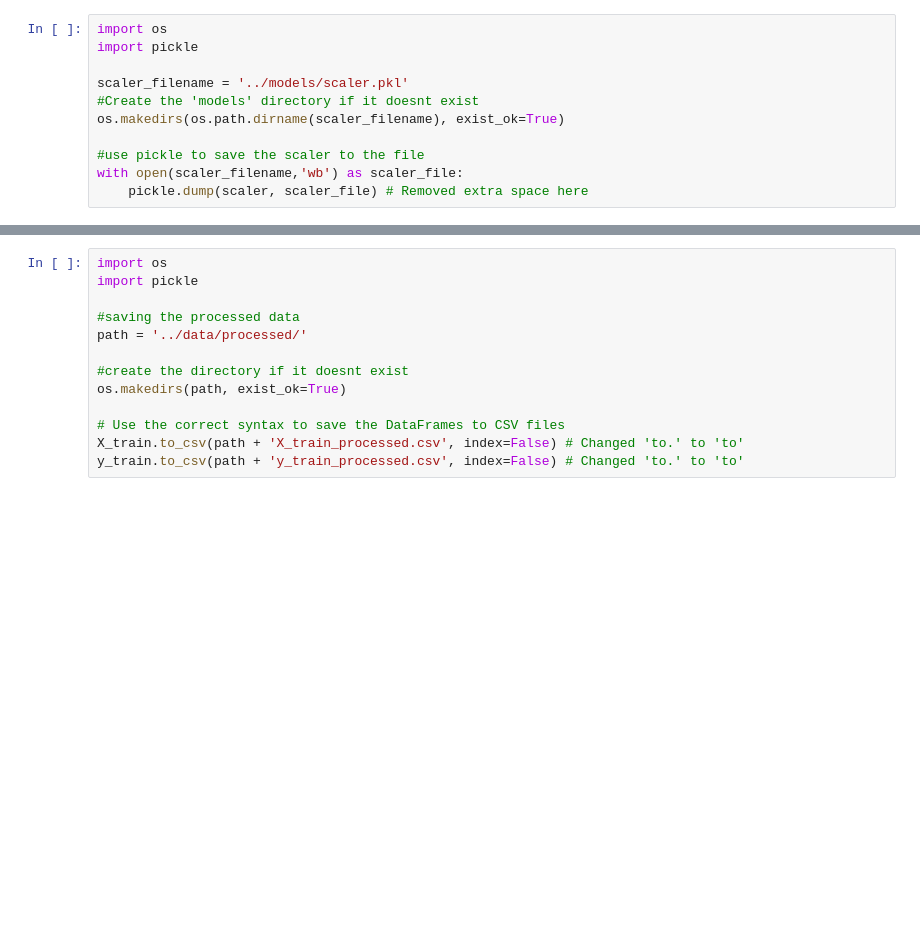
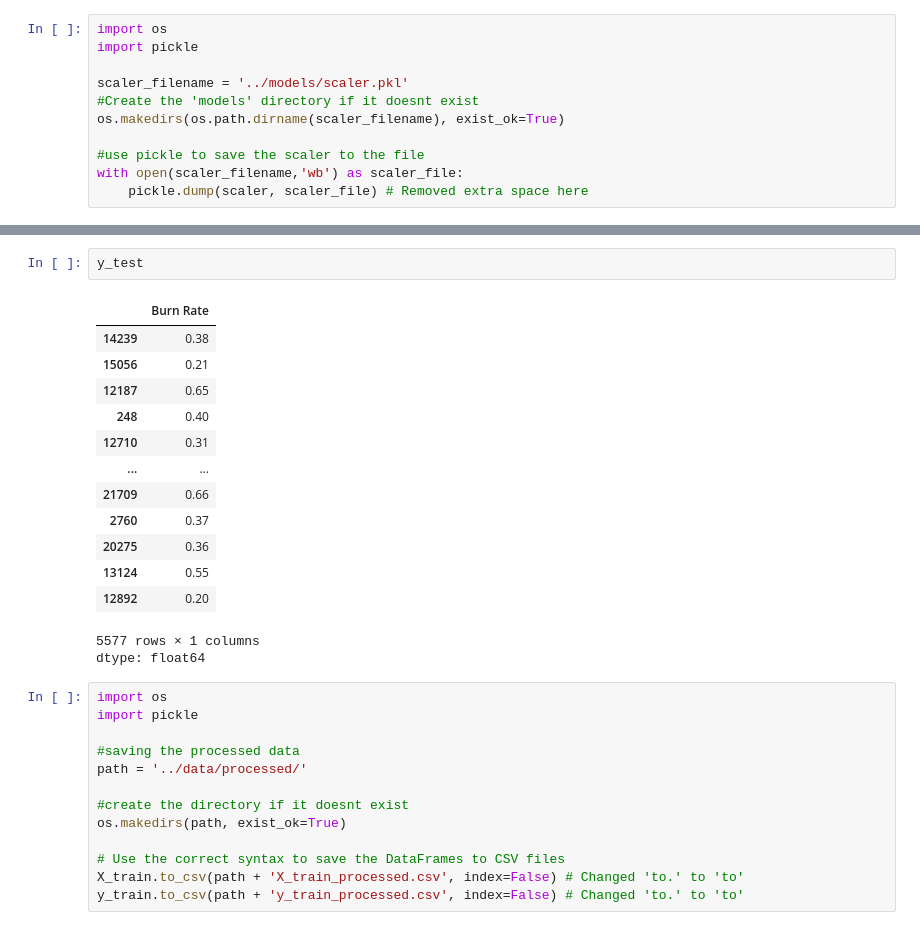
Before and after one commit to Praneeth-gamidi/AIML-PROJECT, a Jupyter notebook: EMPLOYEE_BURNOUT_PREDICTION.ipynb, the cells around one changed output, grey strips where cells are left out. Drawn from its saved outputs; the diff is of its cells as text; blank space fills up the shorter version.

```diff
--- a/EMPLOYEE_BURNOUT_PREDICTION.ipynb
+++ b/EMPLOYEE_BURNOUT_PREDICTION.ipynb
@@ -157,3 +392,20 @@ y_train
+# %%
+y_test
+# %% [output]
+|  | Burn Rate |
+| 14239 | 0.38 |
+| 15056 | 0.21 |
+| 12187 | 0.65 |
+| 248 | 0.40 |
+| 12710 | 0.31 |
+| ... | ... |
+| 21709 | 0.66 |
+| 2760 | 0.37 |
+| 20275 | 0.36 |
+| 13124 | 0.55 |
+| 12892 | 0.20 |
+5577 rows × 1 columns
+dtype: float64
 # %%
 import os
 import pickle
```
Also changed, not shown: parts of 56 cells of this notebook.
